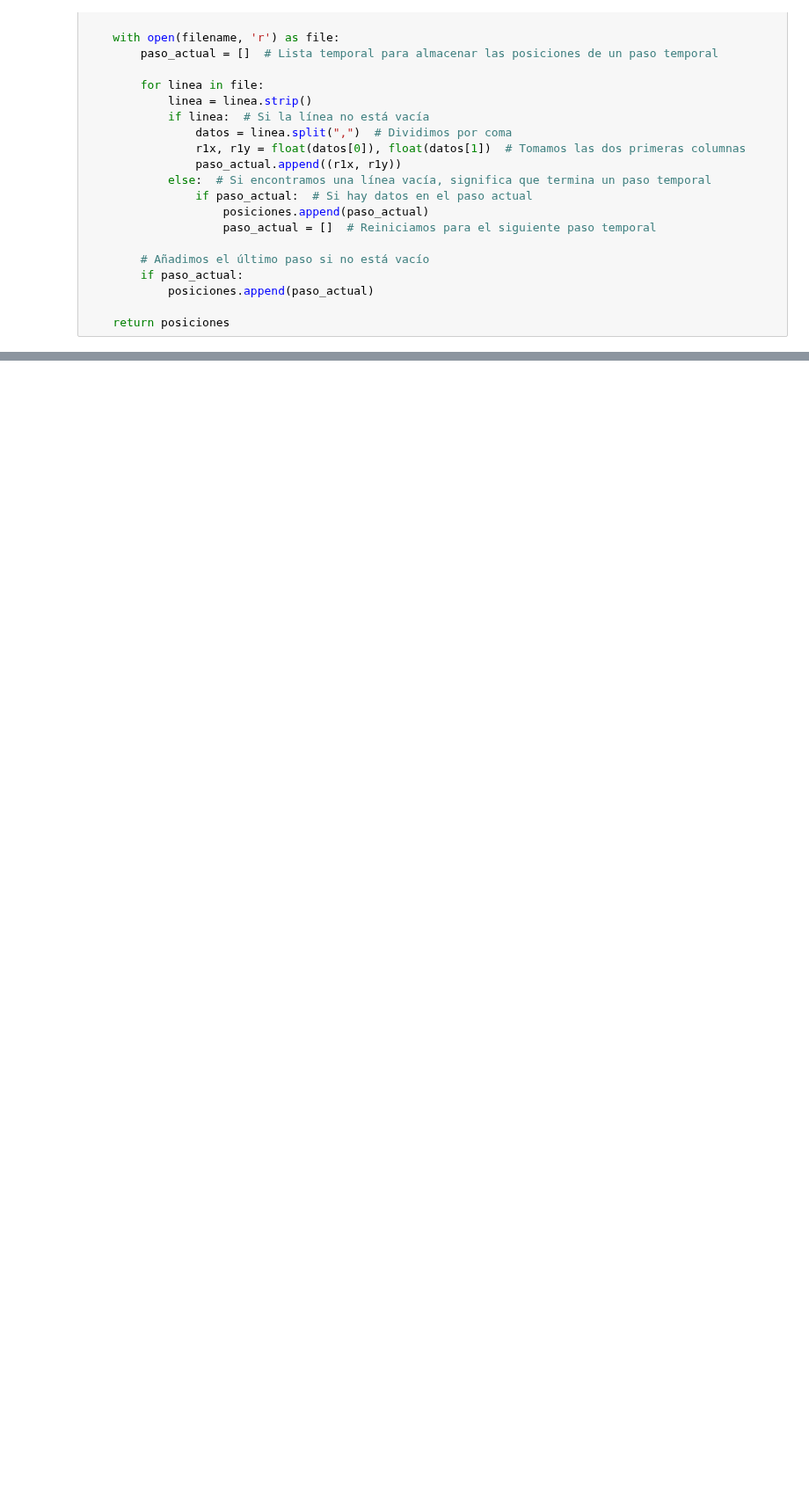
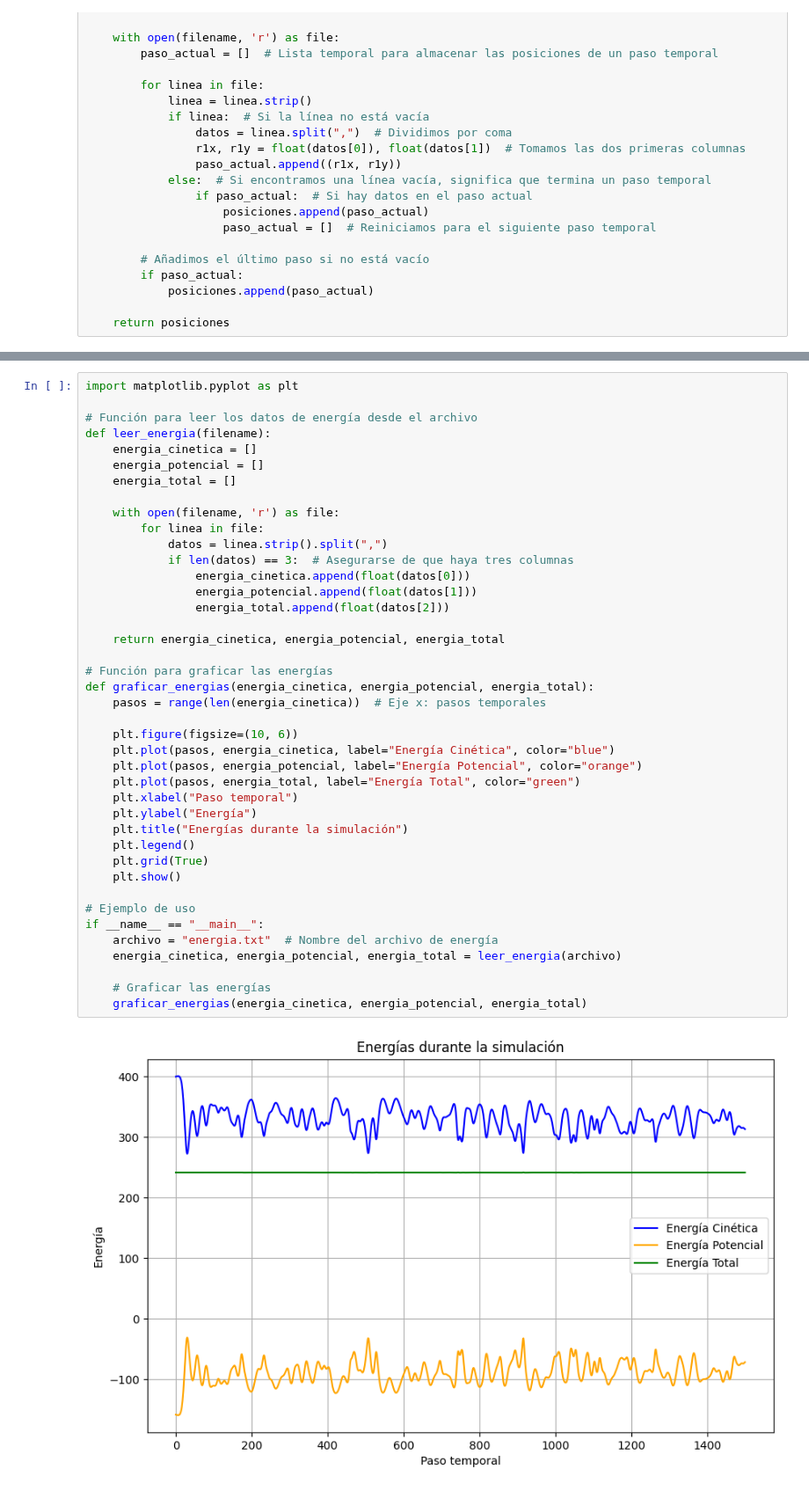
Before and after one commit to DiegoConol/Fisica-Computacional, a Jupyter notebook: Voluntario 1/animaciones.ipynb, the cells around one changed output, grey strips where cells are left out. Shown at 88% size. Drawn from its saved outputs; the diff is of its cells as text; blank space fills up the shorter version.

```diff
--- a/Voluntario 1/animaciones.ipynb
+++ b/Voluntario 1/animaciones.ipynb
@@ -103 +103,44 @@ Video guardado como 'simulacion.mp4'.
+# %%
+import matplotlib.pyplot as plt
+
+# Función para leer los datos de energía desde el archivo
+def leer_energia(filename):
+    energia_cinetica = []
+    energia_potencial = []
+    energia_total = []
+
+    with open(filename, 'r') as file:
+        for linea in file:
+            datos = linea.strip().split(",")
+            if len(datos) == 3:  # Asegurarse de que haya tres columnas
+                energia_cinetica.append(float(datos[0]))
+                energia_potencial.append(float(datos[1]))
+                energia_total.append(float(datos[2]))
+
+    return energia_cinetica, energia_potencial, energia_total
+
+# Función para graficar las energías
+def graficar_energias(energia_cinetica, energia_potencial, energia_total):
+    pasos = range(len(energia_cinetica))  # Eje x: pasos temporales
+
+    plt.figure(figsize=(10, 6))
+    plt.plot(pasos, energia_cinetica, label="Energía Cinética", color="blue")
+    plt.plot(pasos, energia_potencial, label="Energía Potencial", color="orange")
+    plt.plot(pasos, energia_total, label="Energía Total", color="green")
+    plt.xlabel("Paso temporal")
+    plt.ylabel("Energía")
+    plt.title("Energías durante la simulación")
+    plt.legend()
+    plt.grid(True)
+    plt.show()
+
+# Ejemplo de uso
+if __name__ == "__main__":
+    archivo = "energia.txt"  # Nombre del archivo de energía
+    energia_cinetica, energia_potencial, energia_total = leer_energia(archivo)
+
+    # Graficar las energías
+    graficar_energias(energia_cinetica, energia_potencial, energia_total)
+# %% [output]
+[figure, added]
 # %%
```
Also changed, not shown: parts of 2 cells of this notebook, 10 other files.
